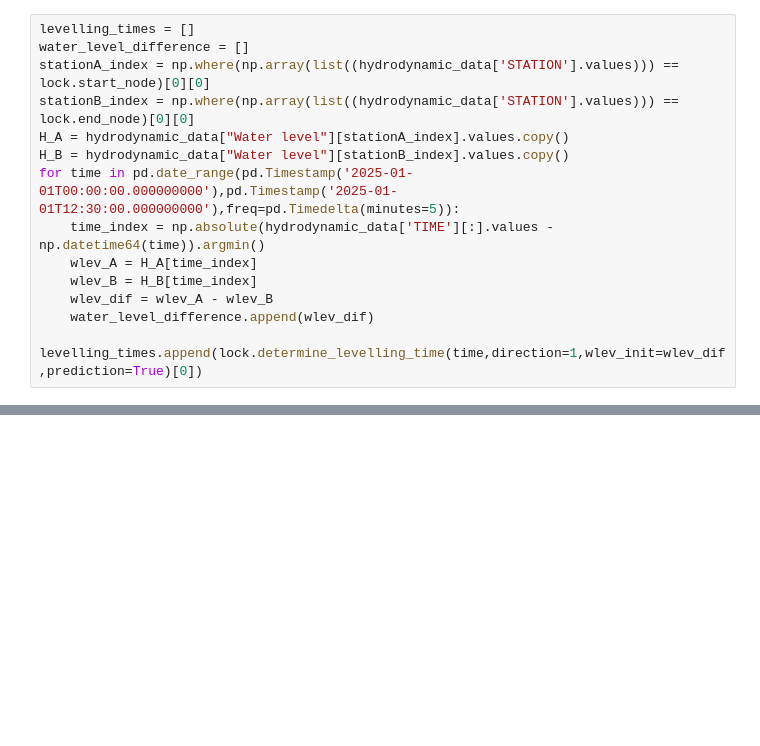
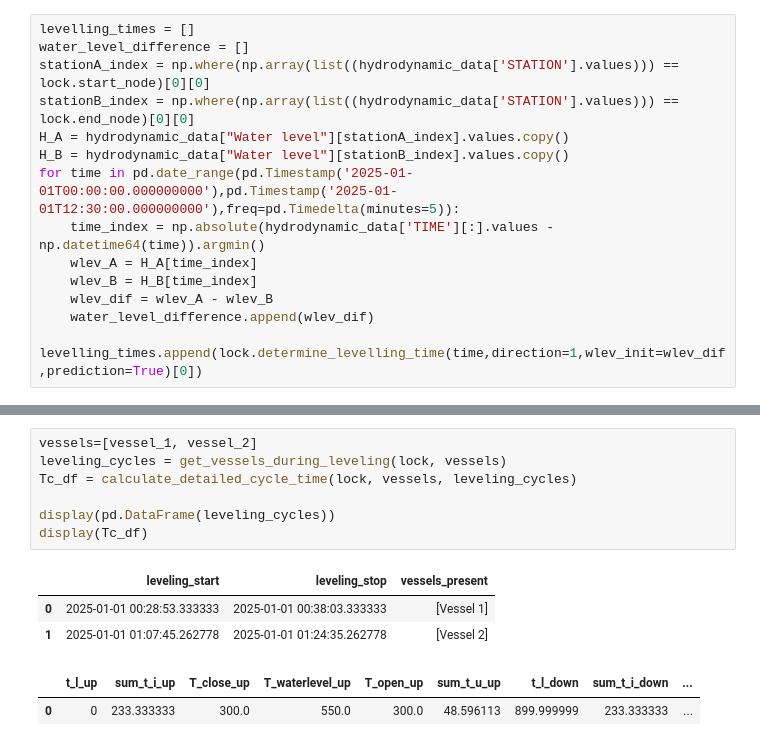
Before and after one commit to TUDelft-CITG/OpenTNSim, a Jupyter notebook: notebooks/0204 - Lock with hydrodynamics.ipynb, the cells around one changed output, grey strips where cells are left out. Drawn from its saved outputs; the diff is of its cells as text; blank space fills up the shorter version.

```diff
--- a/notebooks/0204 - Lock with hydrodynamics.ipynb
+++ b/notebooks/0204 - Lock with hydrodynamics.ipynb
@@ -323,0 +622,13 @@ plt.ylabel('Levelling time [min]');
+# %%
+vessels=[vessel_1, vessel_2]
+leveling_cycles = get_vessels_during_leveling(lock, vessels)
+Tc_df = calculate_detailed_cycle_time(lock, vessels, leveling_cycles)
+
+display(pd.DataFrame(leveling_cycles))
+display(Tc_df)
+# %% [output]
+|  | leveling_start | leveling_stop | vessels_present |
+| 0 | 2025-01-01 00:28:53.333333 | 2025-01-01 00:38:03.333333 | [Vessel 1] |
+| 1 | 2025-01-01 01:07:45.262778 | 2025-01-01 01:24:35.262778 | [Vessel 2] |
+|  | t_l_up | sum_t_i_up | T_close_up | T_waterlevel_up | T_open_up | sum_t_u_up | t_l_down | sum_t_i_down | ... |
+| 0 | 0 | 233.333333 | 300.0 | 550.0 | 300.0 | 48.596113 | 899.999999 | 233.333333 | ... |
```
Also changed, not shown: parts of 10 cells of this notebook, 2 other files.
